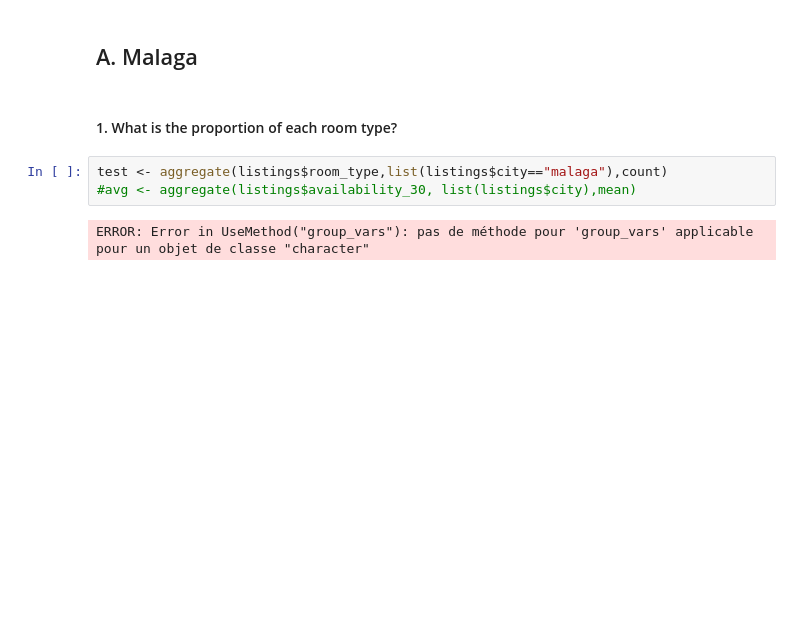
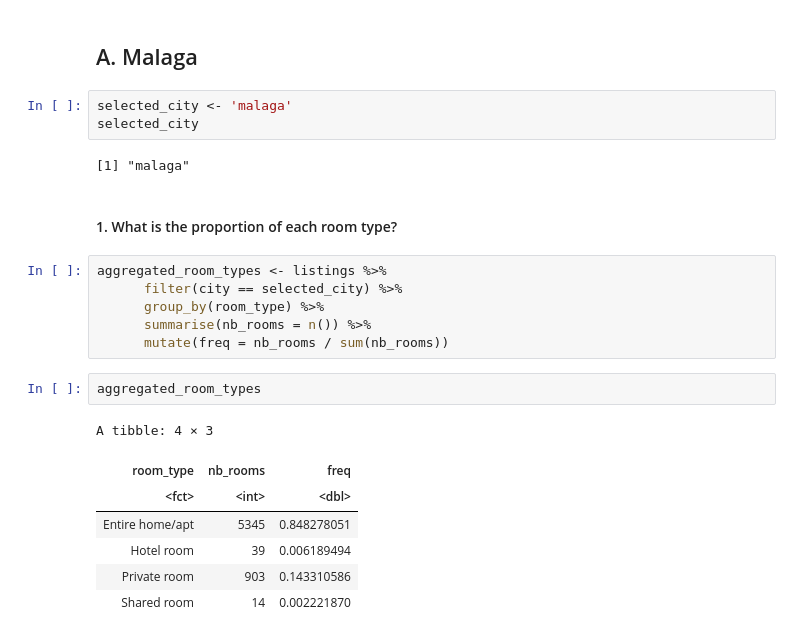
Before and after one commit to Ducrioma/Data-Analytics-Projects, a Jupyter notebook: Airbnb Data Analysis.ipynb, the cells around one changed output. Drawn from its saved outputs; the diff is of its cells as text; blank space fills up the shorter version.

```diff
--- a/Airbnb Data Analysis.ipynb
+++ b/Airbnb Data Analysis.ipynb
@@ -358,10 +314,26 @@ Warning message:
 ## Analysis 2 : Deep Dive in one City Analysis
 # %% [markdown]
 ## A. Malaga
+# %%
+selected_city <- 'malaga'
+selected_city
+# %% [output]
+[1] "malaga"
 # %% [markdown]
 #### 1. What is the proportion of each room type?
-# %%
-test <- aggregate(listings$room_type,list(listings$city=="malaga"),count)
-#avg <- aggregate(listings$availability_30, list(listings$city),mean)
-# %% [output]
-ERROR: Error in UseMethod("group_vars"): pas de méthode pour 'group_vars' applicable pour un objet de classe "character"
+# %%
+aggregated_room_types <- listings %>%
+      filter(city == selected_city) %>%
+      group_by(room_type) %>%
+      summarise(nb_rooms = n()) %>%
+      mutate(freq = nb_rooms / sum(nb_rooms))
+# %%
+aggregated_room_types
+# %% [output]
+A tibble: 4 × 3
+| room_type | nb_rooms | freq |
+| <fct> | <int> | <dbl> |
+| Entire home/apt | 5345 | 0.848278051 |
+| Hotel room | 39 | 0.006189494 |
+| Private room | 903 | 0.143310586 |
+| Shared room | 14 | 0.002221870 |
```
Also changed, not shown: parts of 10 cells of this notebook.
